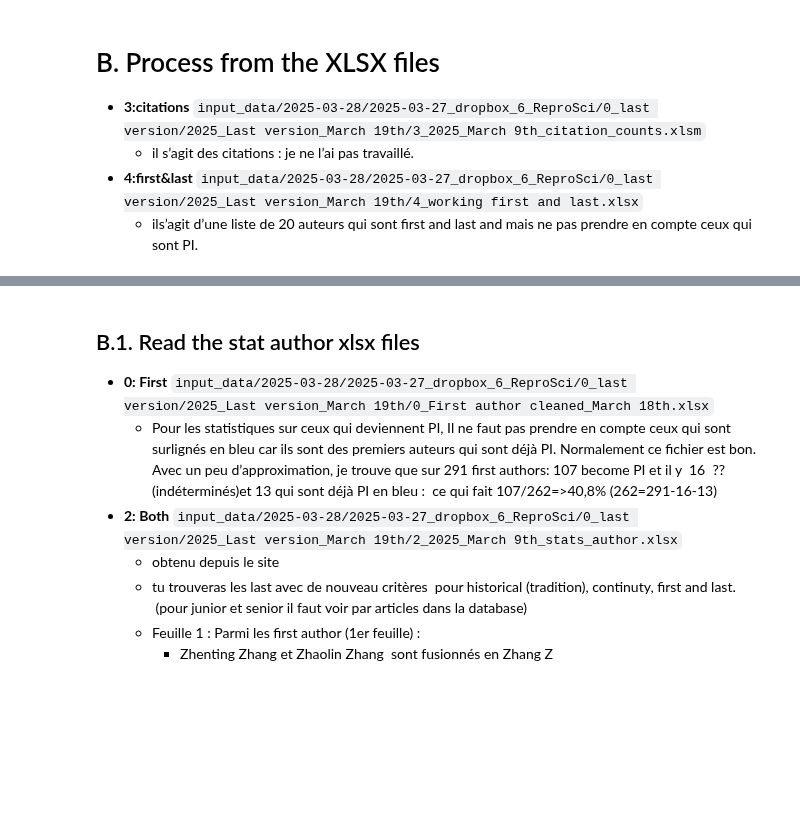
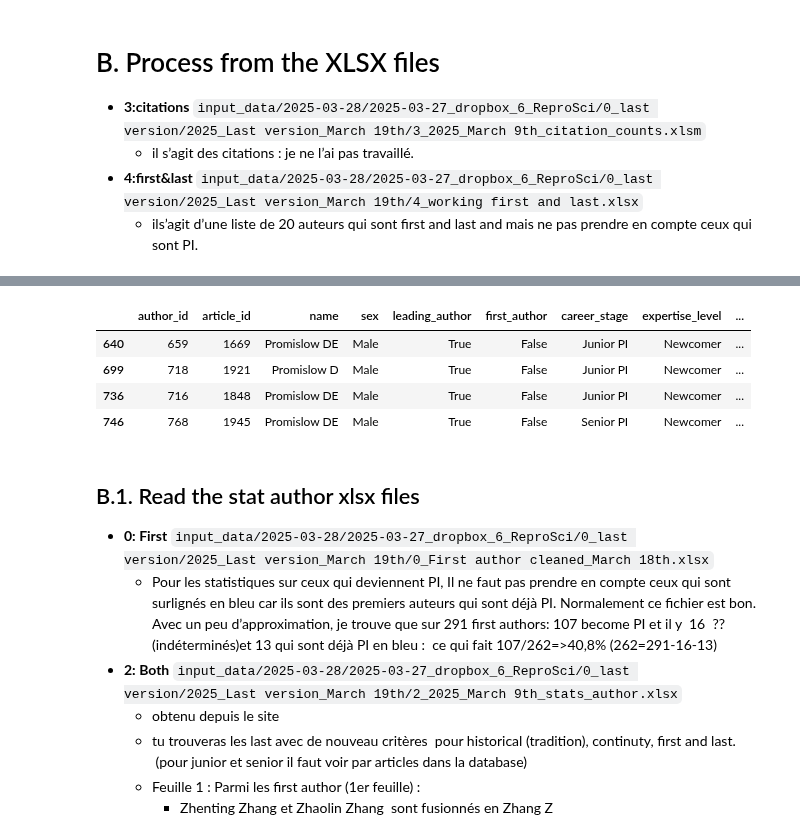
Before and after one commit to jcblemai/drosophila-reproducibility, a Jupyter notebook: preprocess_xlsx.ipynb, the cells around one changed output, grey strips where cells are left out. Saved outputs shown, nothing was run; the diff lists cells and outputs as text; code cells hidden in the pictures; blank space fills up the shorter version.

```diff
--- a/preprocess_xlsx.ipynb
+++ b/preprocess_xlsx.ipynb
@@ -73,3 +57,11 @@ authors_db
+# %%
+authors_db[authors_db["author_key"].str.contains("promislow")]
+# %% [output]
+|  | author_id | article_id | name | sex | leading_author | first_author | career_stage | expertise_level | ... |
+| 640 | 659 | 1669 | Promislow DE | Male | True | False | Junior PI | Newcomer | ... |
+| 699 | 718 | 1921 | Promislow D | Male | True | False | Junior PI | Newcomer | ... |
+| 736 | 716 | 1848 | Promislow DE | Male | True | False | Junior PI | Newcomer | ... |
+| 746 | 768 | 1945 | Promislow DE | Male | True | False | Senior PI | Newcomer | ... |
 # %% [markdown]
 ## B.1. Read the stat author xlsx files
 - **0: First** `input_data/2025-03-28/2025-03-27_dropbox_6_ReproSci/0_last version/2025_Last version_March 19th/0_First author cleaned_March 18th.xlsx`
```
Also changed, not shown: parts of 7 cells of this notebook.
